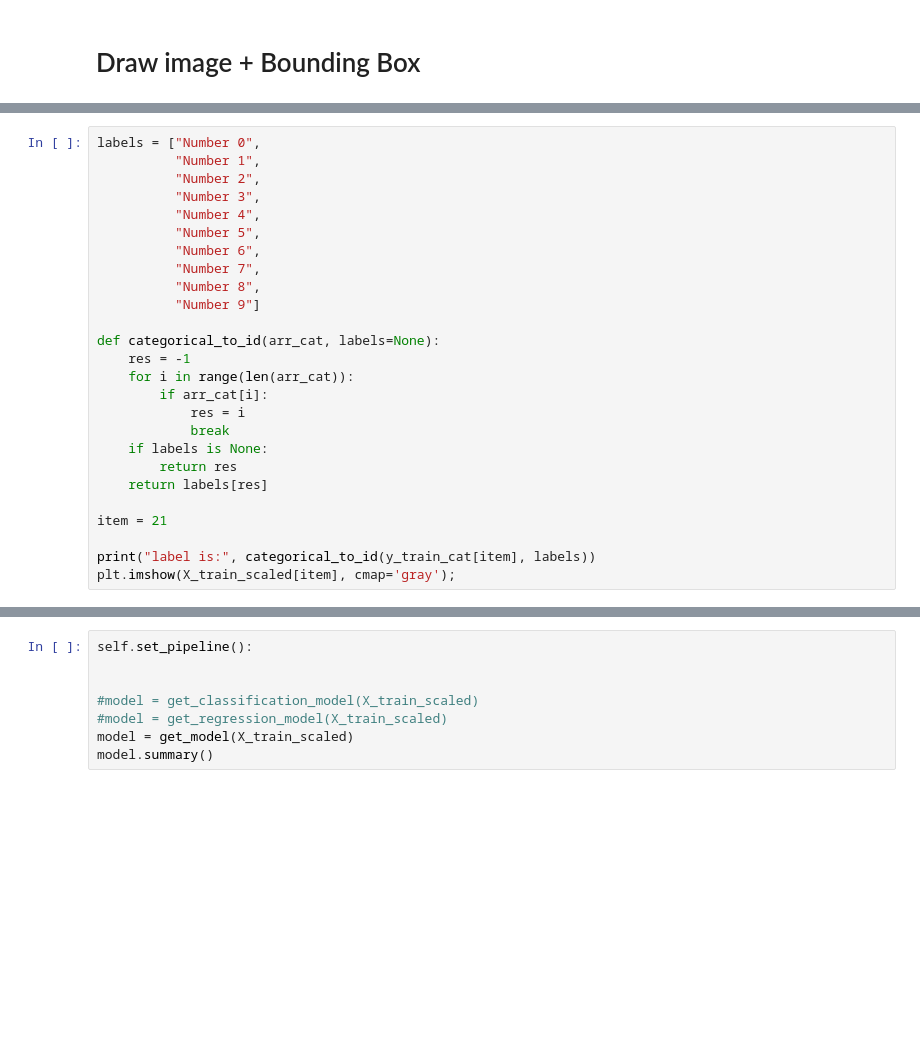
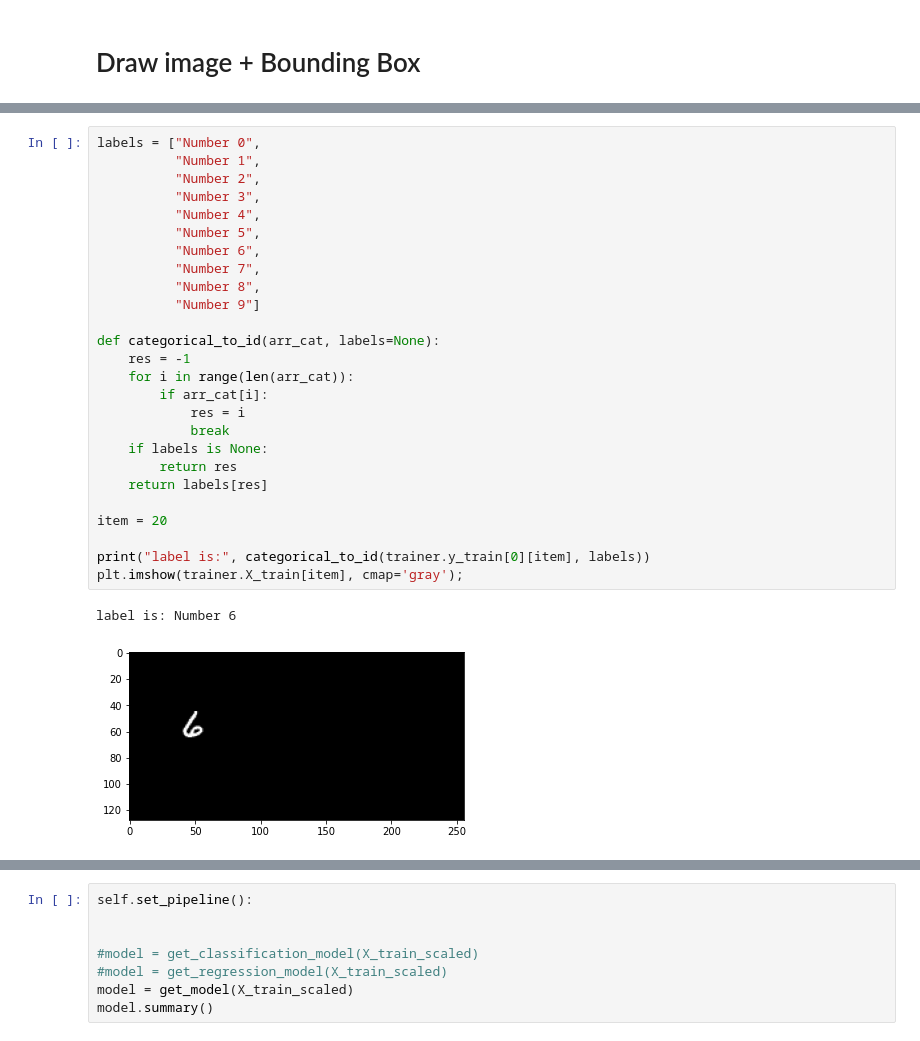
Before and after one commit to 0r4nd/HandwritingRecognition, a Jupyter notebook: notebooks/HandwritingRecognition.ipynb, the cells around one changed output, grey strips where cells are left out. Saved outputs shown, nothing was run; the diff lists cells and outputs as text; blank space fills up the shorter version.

```diff
--- a/notebooks/HandwritingRecognition.ipynb
+++ b/notebooks/HandwritingRecognition.ipynb
@@ -1147,26 +1232,29 @@ plt_rectangle(trainer.y_train[1][idx] * 28)
 # %%
 labels = ["Number 0",
           "Number 1",
           "Number 2",
           "Number 3",
           "Number 4",
           "Number 5",
           "Number 6",
           "Number 7",
           "Number 8",
           "Number 9"]
 
 def categorical_to_id(arr_cat, labels=None):
     res = -1
     for i in range(len(arr_cat)):
         if arr_cat[i]:
             res = i
             break
     if labels is None:
         return res
     return labels[res]
 
-item = 21
+item = 20
 
-print("label is:", categorical_to_id(y_train_cat[item], labels))
-plt.imshow(X_train_scaled[item], cmap='gray');
+print("label is:", categorical_to_id(trainer.y_train[0][item], labels))
+plt.imshow(trainer.X_train[item], cmap='gray');
+# %% [output]
+label is: Number 6
+[figure, added]
```
Also changed, not shown: parts of 13 cells of this notebook.
